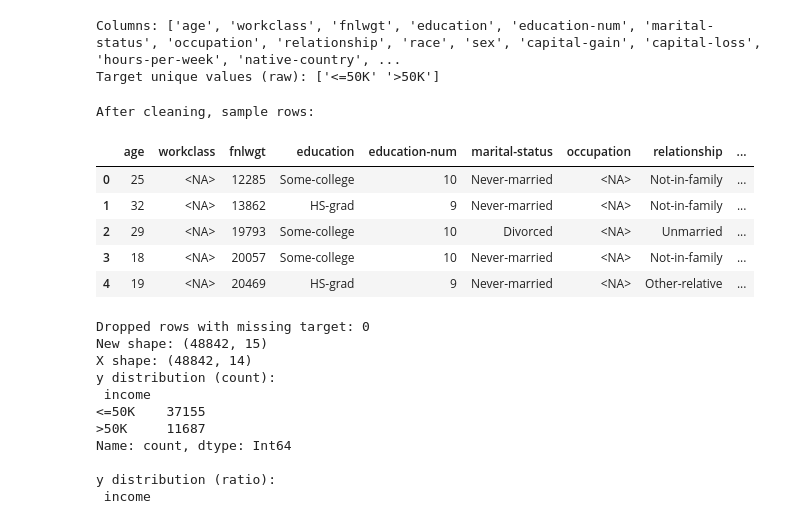
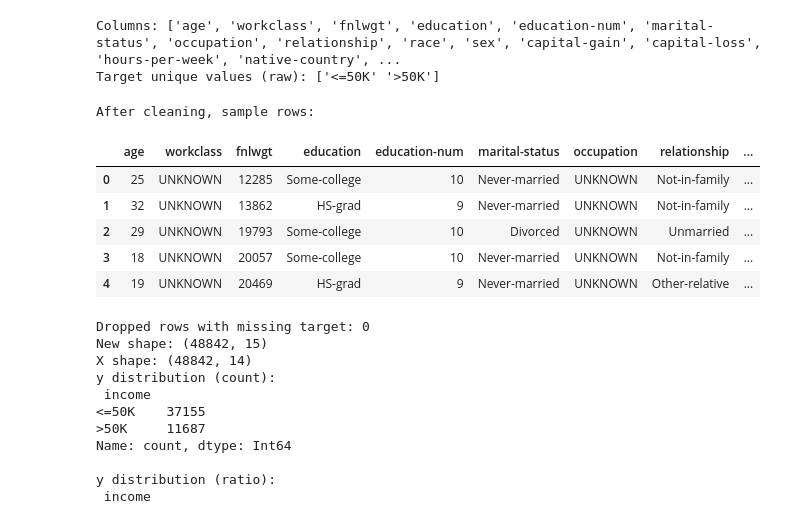
Before and after one commit to kiyanzade/adult-income-ml-pipeline, a Jupyter notebook: adult-income-ml.ipynb, the cells around one changed output. Saved outputs shown, nothing was run; the diff lists cells and outputs as text; code cells hidden in the pictures.

```diff
--- a/adult-income-ml.ipynb
+++ b/adult-income-ml.ipynb
@@ -36,24 +36,24 @@ Target unique values (raw): ['<=50K' '>50K']
 # %%
 # data cleaning
 
 df_clean = df.copy()
 
 obj_cols = df_clean.select_dtypes(include=["object"]).columns
 for c in obj_cols:
     df_clean[c] = df_clean[c].astype("string").str.strip()
 
-df_clean = df_clean.replace("?", np.nan)
+df_clean = df_clean.replace("?", "UNKNOWN")
 
 print("After cleaning, sample rows:")
 df_clean.head()
 # %% [output]
 After cleaning, sample rows:
 |  | age | workclass | fnlwgt | education | education-num | marital-status | occupation | relationship | ... |
-| 0 | 25 | <NA> | 12285 | Some-college | 10 | Never-married | <NA> | Not-in-family | ... |
-| 1 | 32 | <NA> | 13862 | HS-grad | 9 | Never-married | <NA> | Not-in-family | ... |
-| 2 | 29 | <NA> | 19793 | Some-college | 10 | Divorced | <NA> | Unmarried | ... |
-| 3 | 18 | <NA> | 20057 | Some-college | 10 | Never-married | <NA> | Not-in-family | ... |
-| 4 | 19 | <NA> | 20469 | HS-grad | 9 | Never-married | <NA> | Other-relative | ... |
+| 0 | 25 | UNKNOWN | 12285 | Some-college | 10 | Never-married | UNKNOWN | Not-in-family | ... |
+| 1 | 32 | UNKNOWN | 13862 | HS-grad | 9 | Never-married | UNKNOWN | Not-in-family | ... |
+| 2 | 29 | UNKNOWN | 19793 | Some-college | 10 | Divorced | UNKNOWN | Unmarried | ... |
+| 3 | 18 | UNKNOWN | 20057 | Some-college | 10 | Never-married | UNKNOWN | Not-in-family | ... |
+| 4 | 19 | UNKNOWN | 20469 | HS-grad | 9 | Never-married | UNKNOWN | Other-relative | ... |
 # %%
 # حذف ردیف‌هایی که برچسب ندارند
 before = df_clean.shape[0]
```
Also changed, not shown: parts of 29 cells of this notebook.
